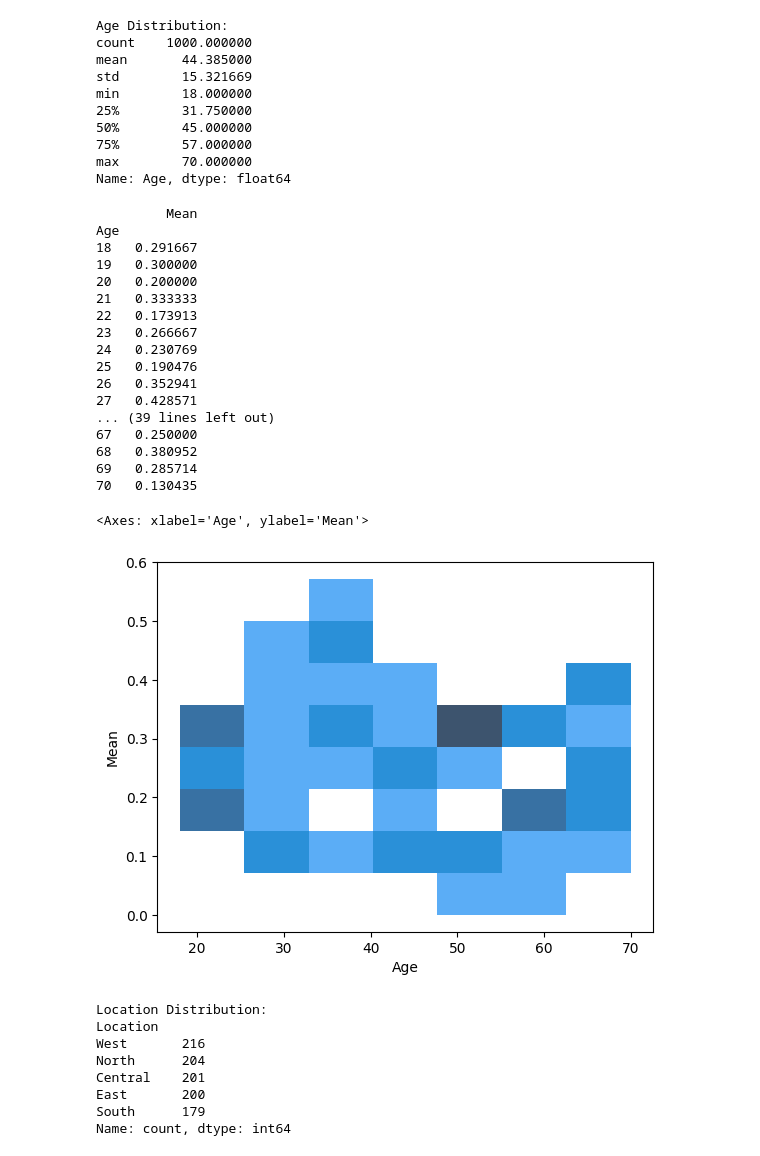
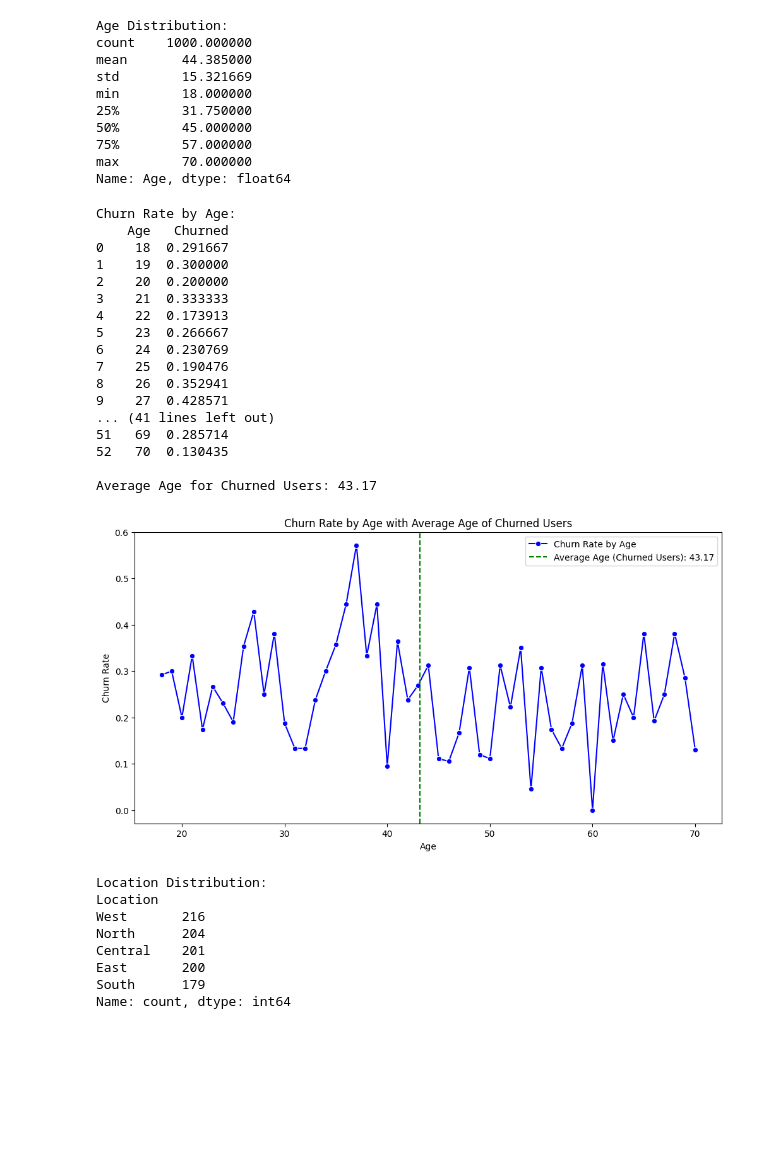
Before and after one commit to SherryQyy/MBAN6300, a Jupyter notebook: MBAN6300_Assignment1.ipynb, the cells around one changed output. Cells and saved outputs as stored; diff of their text form; code cells hidden in the pictures; blank space fills up the shorter version.

```diff
--- a/MBAN6300_Assignment1.ipynb
+++ b/MBAN6300_Assignment1.ipynb
@@ -39,3 +34,0 @@ df['Date_of_Churn'] = pd.to_datetime(df['Date_of_Churn'])
-# %%
-# Add column for subscription duration
-df['Subscription_Duration'] = (df['Date_of_Churn'] - df['Subscription_Start_Date'])
@@ -102,35 +63,48 @@ min        18.000000
 75%        57.000000
 max        70.000000
 Name: Age, dtype: float64
-# %%
-# Calculate churn rate by age
-churn_rate_by_age = df.groupby('Age')['Churned'].mean().to_frame('Mean')
-print(churn_rate_by_age)
-# %% [output]
-         Mean
-Age
-18   0.291667
-19   0.300000
-20   0.200000
-21   0.333333
-22   0.173913
-23   0.266667
-24   0.230769
-25   0.190476
-26   0.352941
-27   0.428571
-... (39 lines left out)
-67   0.250000
-68   0.380952
-69   0.285714
-70   0.130435
-# %%
-#graph
-sns.histplot(churn_rate_by_age, x='Age', y='Mean')
-# sns.pairplot(churn_rate_by_age)
-# %% [output]
-<Axes: xlabel='Age', ylabel='Mean'>
-[figure, removed]
+# %%
+# Calculate churn rate by age
+churn_rate_by_age = df.groupby('Age')['Churned'].mean().reset_index()
+
+# Calculate average age for churned users
+average_age_churned = df[df['Churned'] == 1]['Age'].mean()
+
+# Print out the churn rate by age
+print("Churn Rate by Age:")
+print(churn_rate_by_age)
+
+# Print out the average age for churned users
+print(f"\nAverage Age for Churned Users: {average_age_churned:.2f}")
+
+# Plot the churn rate by age with the average age for churned users
+plt.figure(figsize=(12, 6))
+sns.lineplot(x='Age', y='Churned', data=churn_rate_by_age, marker='o', color='b', label='Churn Rate by Age')
+plt.axvline(x=average_age_churned, color='g', linestyle='--', label=f'Average Age (Churned Users): {average_age_churned:.2f}')
+plt.title('Churn Rate by Age with Average Age of Churned Users')
+plt.xlabel('Age')
+plt.ylabel('Churn Rate')
+plt.legend()
+plt.show()
+# %% [output]
+Churn Rate by Age:
+    Age   Churned
+0    18  0.291667
+1    19  0.300000
+2    20  0.200000
+3    21  0.333333
+4    22  0.173913
+5    23  0.266667
+6    24  0.230769
+7    25  0.190476
+8    26  0.352941
+9    27  0.428571
+... (41 lines left out)
+51   69  0.285714
+52   70  0.130435
+
+Average Age for Churned Users: 43.17
+[figure, added]
 # %%
 location_distribution = df['Location'].value_counts()
 print("\nLocation Distribution:")
```
Also changed, not shown: parts of 40 cells of this notebook.
